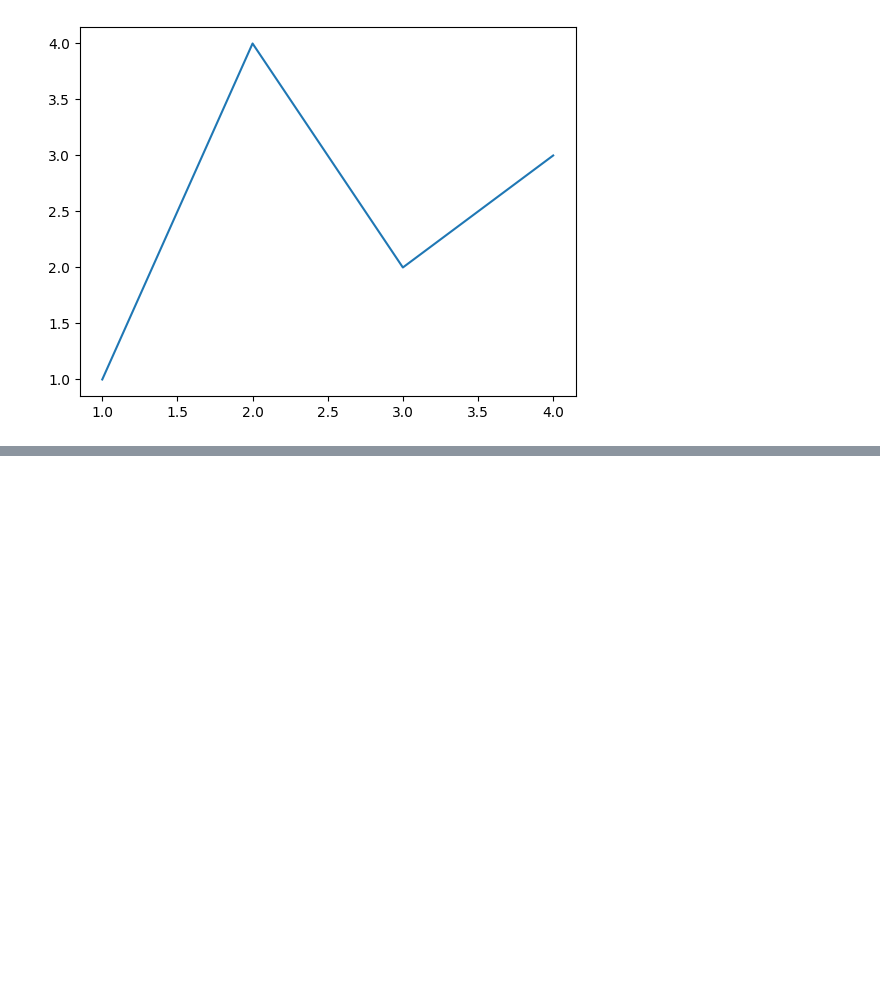
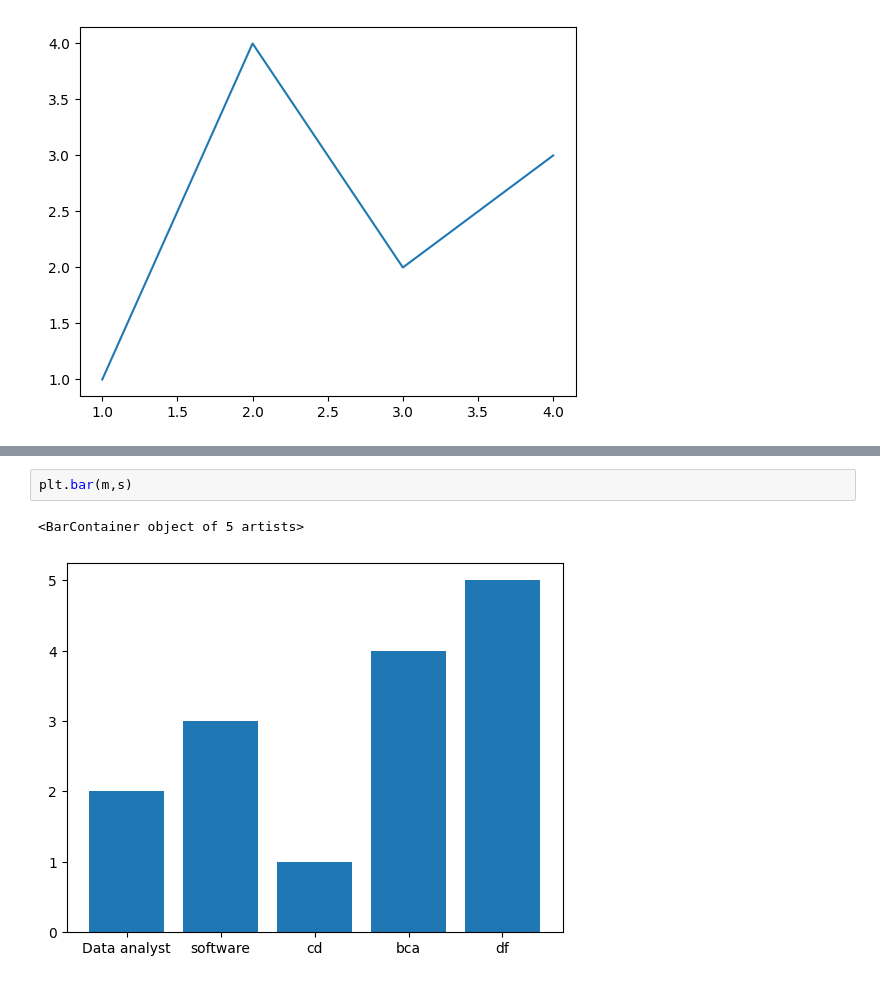
Before and after one commit to programmingconsole/Python_Data_Analytics, a Jupyter notebook: mathplotlib.ipynb, the cells around one changed output, grey strips where cells are left out. Drawn from its saved outputs; the diff is of its cells as text; blank space fills up the shorter version.

```diff
--- a/mathplotlib.ipynb
+++ b/mathplotlib.ipynb
@@ -40,0 +50,5 @@ plt.show()
+# %%
+plt.bar(m,s)
+# %% [output]
+<BarContainer object of 5 artists>
+[figure, added]
```
Also changed, not shown: parts of 2 cells of this notebook.
